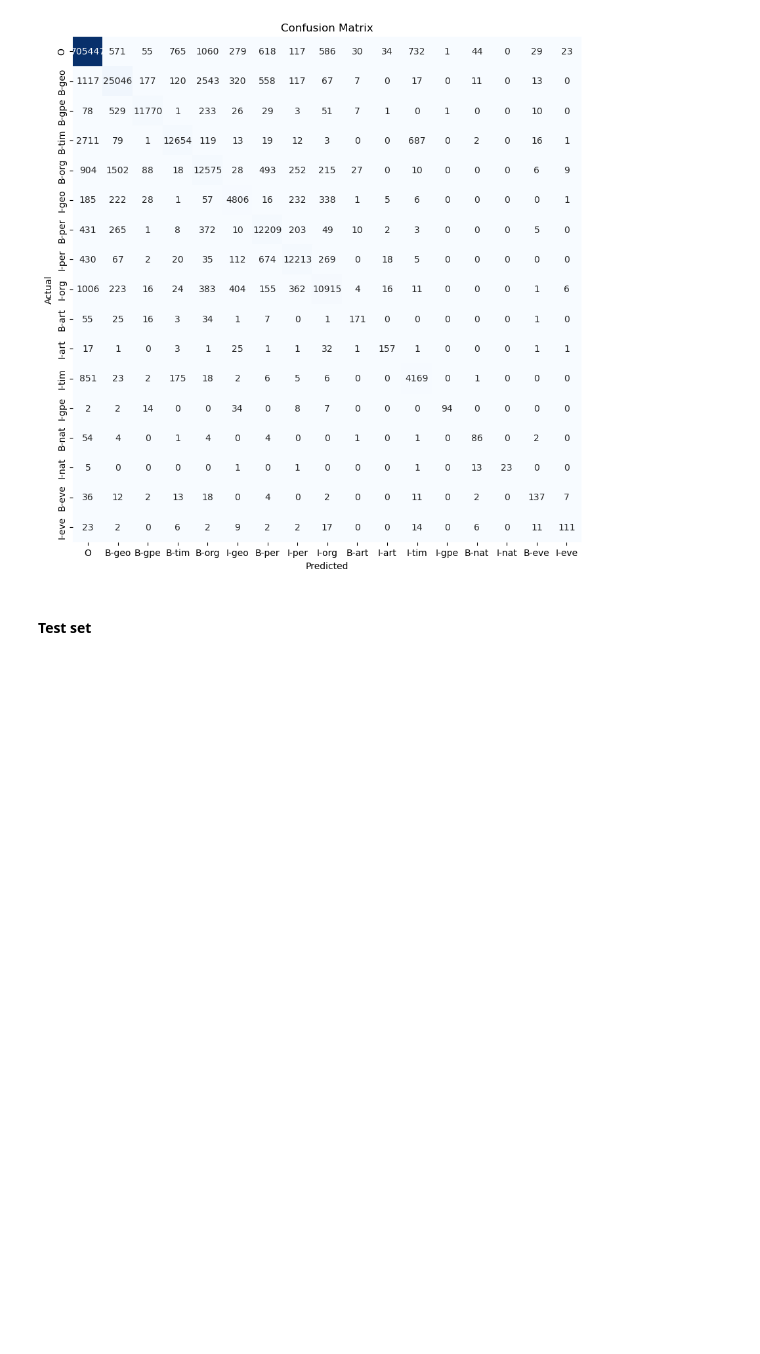
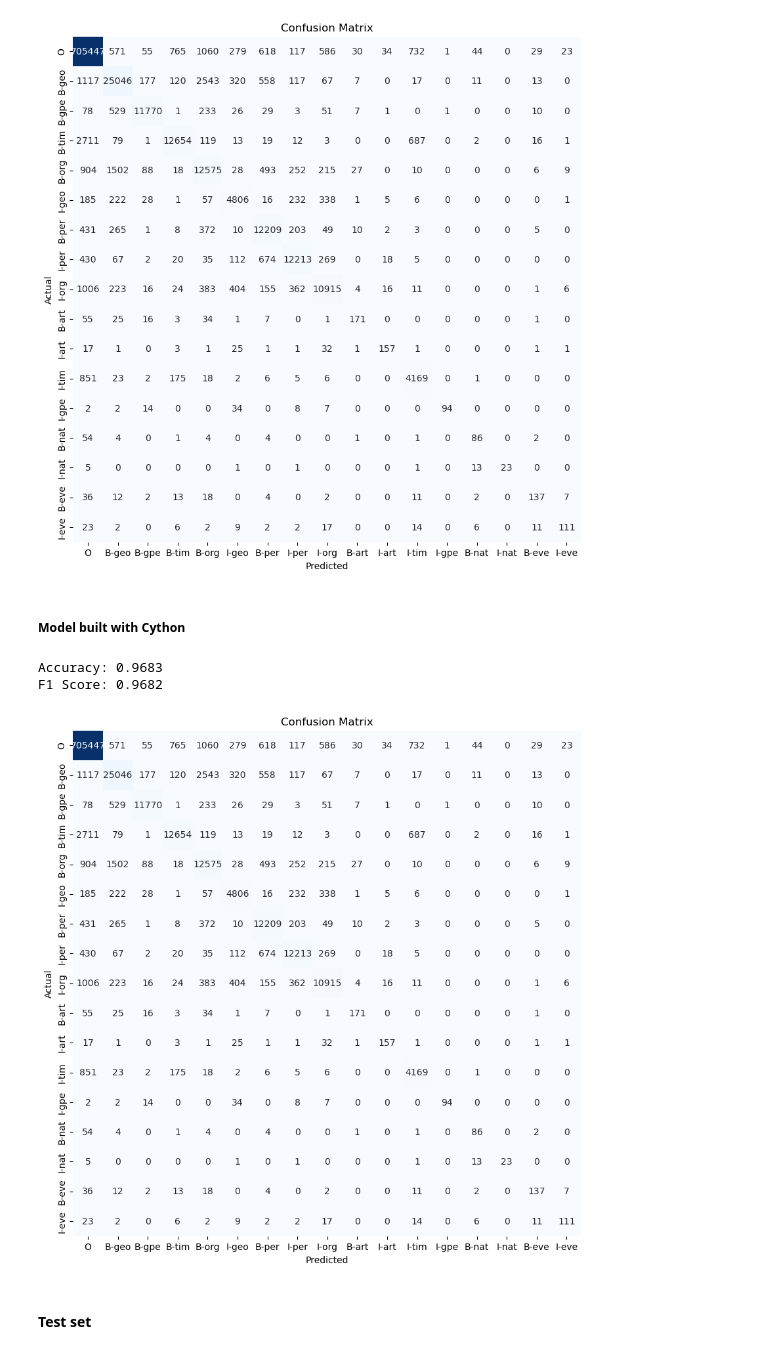
Before and after one commit to davidrosado4/named-entity-recognition, a Jupyter notebook: reproduce_results.ipynb, the cells around one changed output. Drawn from its saved outputs; the diff is of its cells as text; code cells hidden in the pictures; blank space fills up the shorter version.

```diff
--- a/reproduce_results.ipynb
+++ b/reproduce_results.ipynb
@@ -62,7 +62,9 @@ feature_mapper = IDFeatures(train_seq)
 feature_mapper.build_features()
 
 sp = StructuredPerceptron(word_dict, tag_dict, feature_mapper)
+sp_c = StructuredPerceptron(word_dict, tag_dict, feature_mapper)
 sp.load_model(dir='fitted_models/01_SP_Default_Features')
+sp_c.load_model(dir='fitted_models/01C_SP_Default_Features')
 # %% [markdown]
 ### Evaluate Model
 # %% [markdown]
@@ -75,5 +79,15 @@ evaluate(y_train_true, y_train_pred, tag_dict_rev)
 Accuracy: 0.9683
 F1 Score: 0.9682
 [figure]
+# %% [markdown]
+##### Model built with Cython
+# %%
+y_train_pred_c = predict_SP(sp_c, X_train)
+# %%
+evaluate(y_train_true, y_train_pred_c, tag_dict_rev)
+# %% [output]
+Accuracy: 0.9683
+F1 Score: 0.9682
+[figure, added]
 # %% [markdown]
 #### Test set
```
Also changed, not shown: parts of 26 cells of this notebook, 2 other files.
